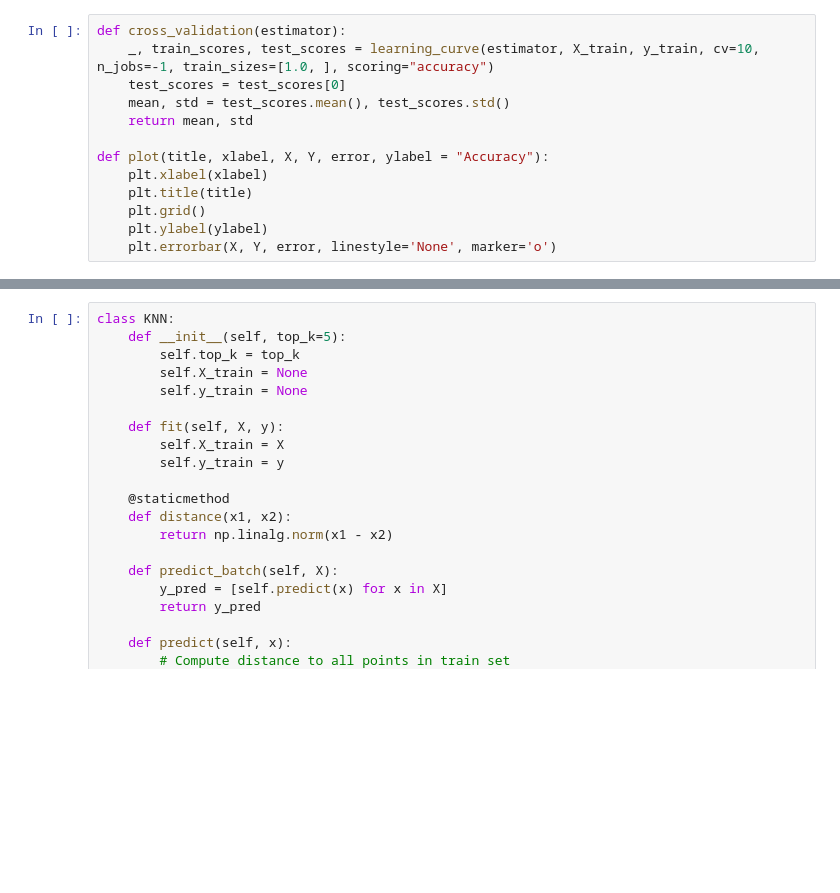
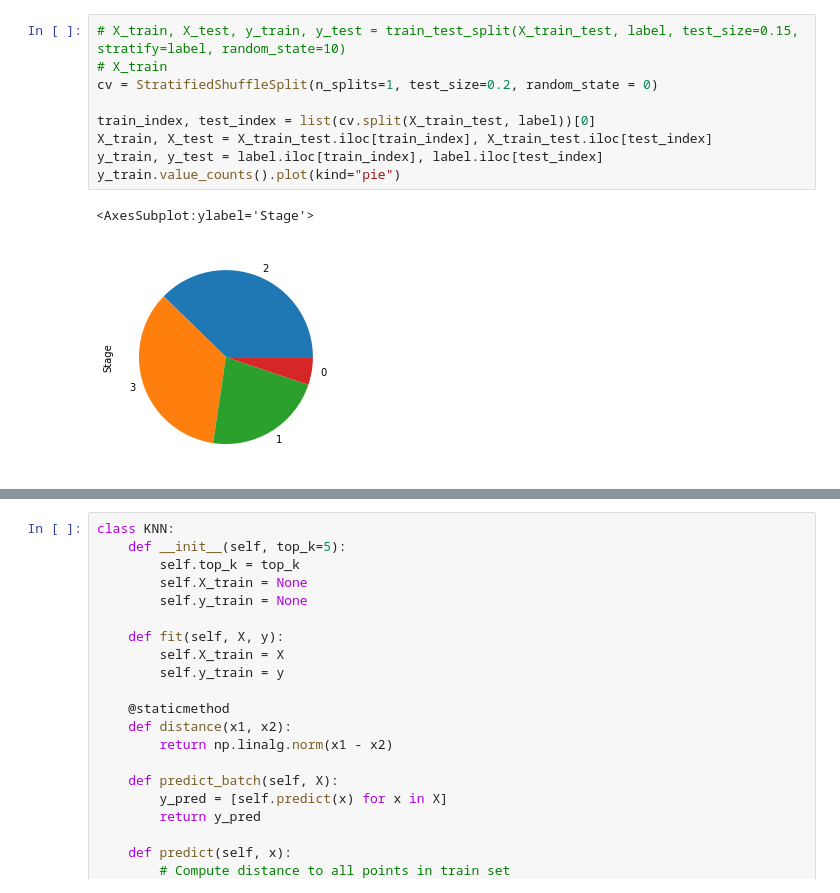
Before and after one commit to ddotu2612/BTL_MachineLearning, a Jupyter notebook: KNN_TuCode.ipynb, the cells around one changed output, grey strips where cells are left out. Drawn from its saved outputs; the diff is of its cells as text; blank space fills up the shorter version.

```diff
--- a/KNN_TuCode.ipynb
+++ b/KNN_TuCode.ipynb
@@ -59,13 +42,12 @@ X_train
-# %%
-def cross_validation(estimator):
-    _, train_scores, test_scores = learning_curve(estimator, X_train, y_train, cv=10, n_jobs=-1, train_sizes=[1.0, ], scoring="accuracy")
-    test_scores = test_scores[0]
-    mean, std = test_scores.mean(), test_scores.std()
-    return mean, std
-
-def plot(title, xlabel, X, Y, error, ylabel = "Accuracy"):
-    plt.xlabel(xlabel)
-    plt.title(title)
-    plt.grid()
-    plt.ylabel(ylabel)
-    plt.errorbar(X, Y, error, linestyle='None', marker='o')
+# %%
+# X_train, X_test, y_train, y_test = train_test_split(X_train_test, label, test_size=0.15, stratify=label, random_state=10)
+# X_train
+cv = StratifiedShuffleSplit(n_splits=1, test_size=0.2, random_state = 0)
+
+train_index, test_index = list(cv.split(X_train_test, label))[0]
+X_train, X_test = X_train_test.iloc[train_index], X_train_test.iloc[test_index]
+y_train, y_test = label.iloc[train_index], label.iloc[test_index]
+y_train.value_counts().plot(kind="pie")
+# %% [output]
+<AxesSubplot:ylabel='Stage'>
+[figure, added]
```
Also changed, not shown: parts of 12 cells of this notebook, 2 other files.
